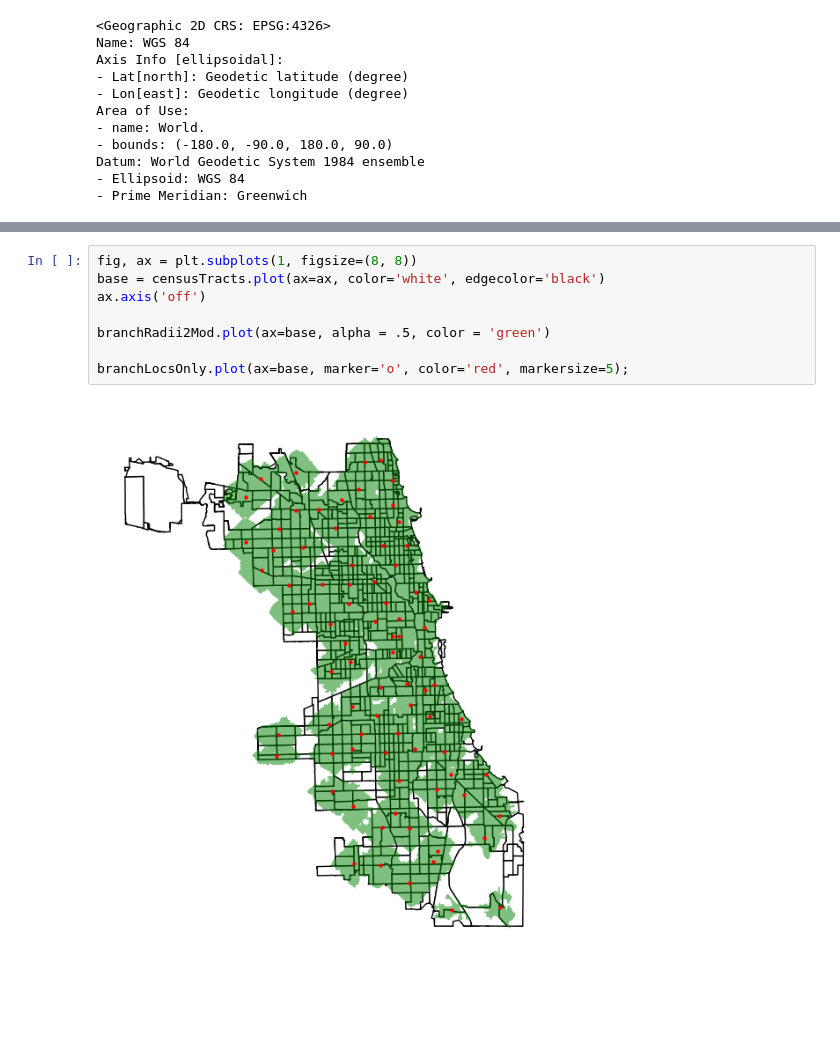
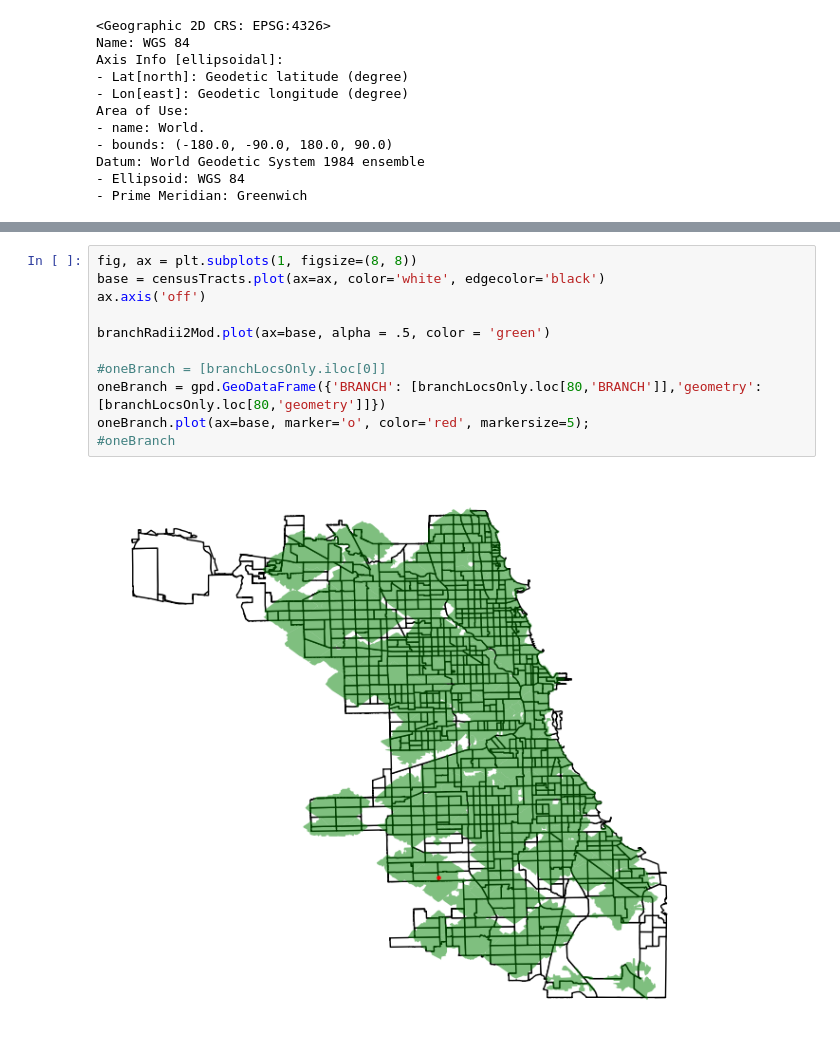
Before and after one commit to uchicago-dsi/cpl_project, a Jupyter notebook: can-summer-2023/api things/rajvi_optimize_radii.ipynb, the cells around one changed output, grey strips where cells are left out. Cells and saved outputs as stored; diff of their text form; blank space fills up the shorter version.

```diff
--- a/can-summer-2023/api things/rajvi_optimize_radii.ipynb
+++ b/can-summer-2023/api things/rajvi_optimize_radii.ipynb
@@ -191,13 +191,16 @@ outerRadiusNoOverlap
 # %%
 fig, ax = plt.subplots(1, figsize=(8, 8))
 base = censusTracts.plot(ax=ax, color='white', edgecolor='black')
 ax.axis('off')
 
 branchRadii2Mod.plot(ax=base, alpha = .5, color = 'green')
 
-branchLocsOnly.plot(ax=base, marker='o', color='red', markersize=5);
+#oneBranch = [branchLocsOnly.iloc[0]]
+oneBranch = gpd.GeoDataFrame({'BRANCH': [branchLocsOnly.loc[80,'BRANCH']],'geometry': [branchLocsOnly.loc[80,'geometry']]})
+oneBranch.plot(ax=base, marker='o', color='red', markersize=5);
+#oneBranch
 # %% [output]
-[figure, old version]
+[figure, new version]
 # %%
 noOverlap = branchRadii[['BRANCH', 'geometry']]
 noOverlap['geometry'] = outerRadiusNoOverlap.difference(branchRadii)
```
Also changed, not shown: parts of 2 cells of this notebook, 2 other files.
